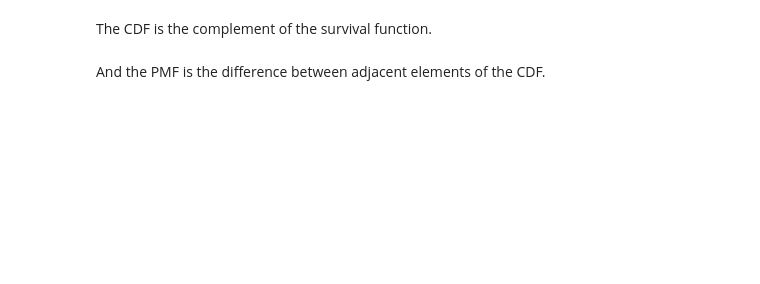
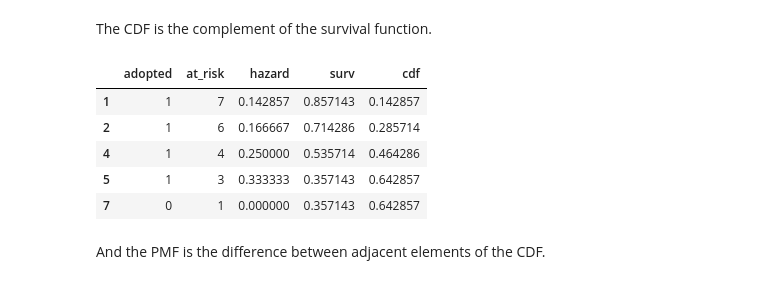
Before and after one commit to fotisz/DataSciencePython, a Jupyter notebook: 02_kaplan_meier.ipynb, the cells around one changed output. Saved outputs shown, nothing was run; the diff lists cells and outputs as text; code cells hidden in the pictures; blank space fills up the shorter version.

```diff
--- a/02_kaplan_meier.ipynb
+++ b/02_kaplan_meier.ipynb
@@ -126,3 +128,7 @@ And so on. Now let's see how that works computationally.
 
 For each observed duration, we would like to compute the number of dogs that were at risk.
 Here are the unique durations, in order:
+# %%
+ts = duration.unique()
+ts.sort()
+ts
@@ -173,4 +255,14 @@ So the survival function is the cumulative product of the complement of the haza
 # %% [markdown]
 The CDF is the complement of the survival function.
+# %%
+df['cdf'] = 1 - df['surv']
+df
+# %% [output]
+|  | adopted | at_risk | hazard | surv | cdf |
+| 1 | 1 | 7 | 0.142857 | 0.857143 | 0.142857 |
+| 2 | 1 | 6 | 0.166667 | 0.714286 | 0.285714 |
+| 4 | 1 | 4 | 0.250000 | 0.535714 | 0.464286 |
+| 5 | 1 | 3 | 0.333333 | 0.357143 | 0.642857 |
+| 7 | 0 | 1 | 0.000000 | 0.357143 | 0.642857 |
 # %% [markdown]
 And the PMF is the difference between adjacent elements of the CDF.
```
Also changed, not shown: parts of 20 cells of this notebook.
